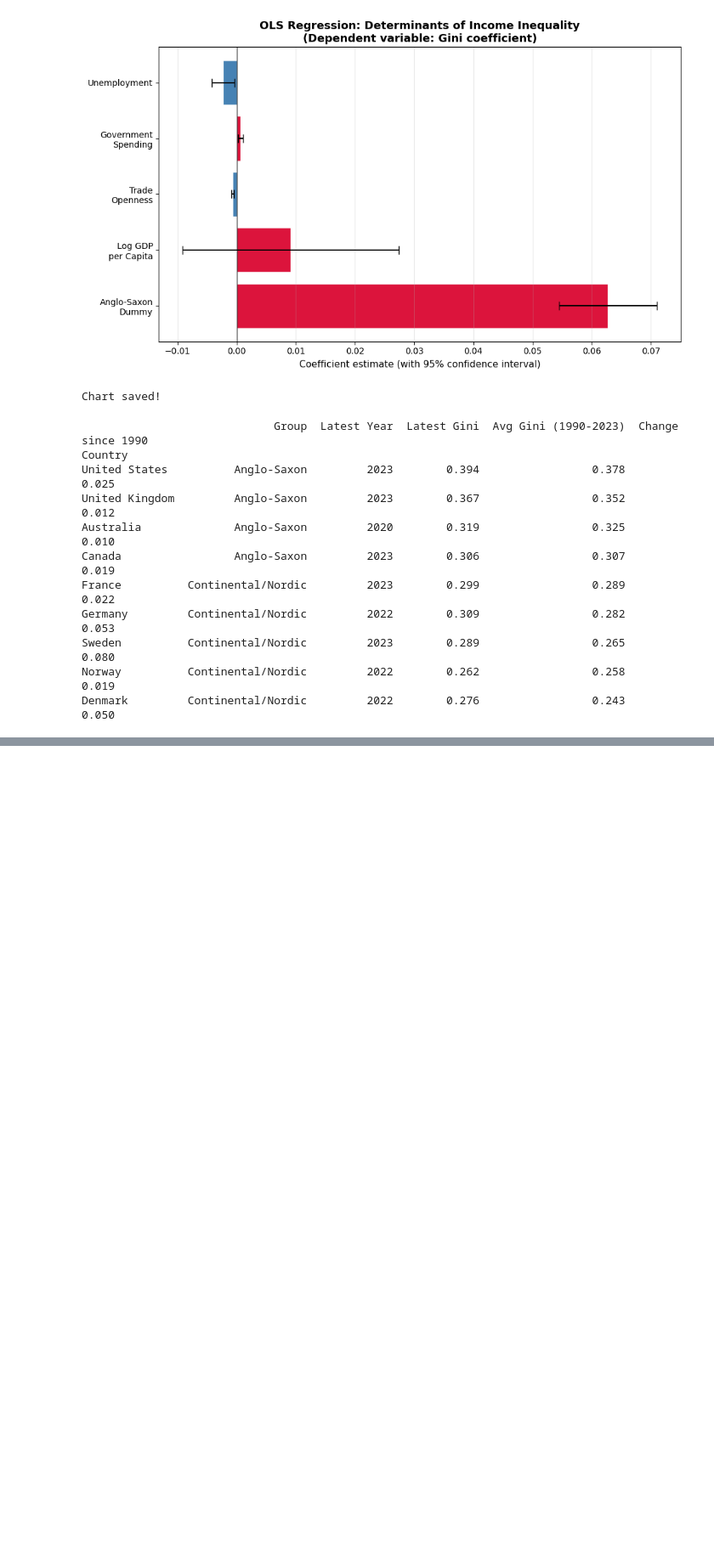
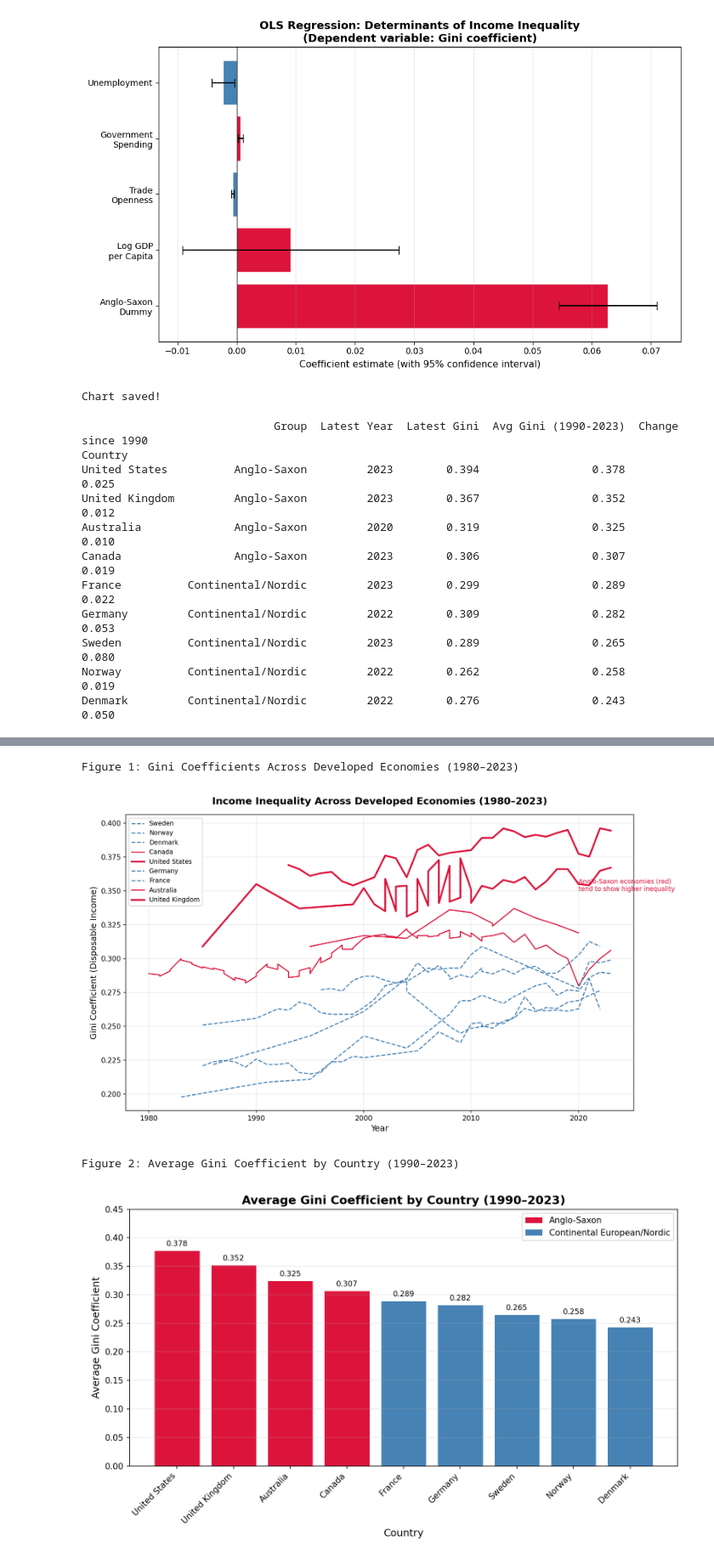
Before and after one commit to GeorgeKingham/Anglo-Saxon-Inequality, a Jupyter notebook: notebooks/Blog.ipynb, the cells around one changed output, grey strips where cells are left out. Shown at 85% size. Drawn from its saved outputs; the diff is of its cells as text; code cells hidden in the pictures; blank space fills up the shorter version.

```diff
--- a/notebooks/Blog.ipynb
+++ b/notebooks/Blog.ipynb
@@ -538,0 +602,13 @@ Denmark         Continental/Nordic         2022        0.276                 0.2
+# %%
+from IPython.display import Image, display
+
+print("Figure 1: Gini Coefficients Across Developed Economies (1980–2023)")
+display(Image('../output/figures/gini_trends.png', width=800))
+
+print("\nFigure 2: Average Gini Coefficient by Country (1990–2023)")
+display(Image('../output/figures/gini_average.png', width=800))
+# %% [output]
+Figure 1: Gini Coefficients Across Developed Economies (1980–2023)
+[figure, added]
+Figure 2: Average Gini Coefficient by Country (1990–2023)
+[figure, added]
```
Also changed, not shown: parts of 17 cells of this notebook.
